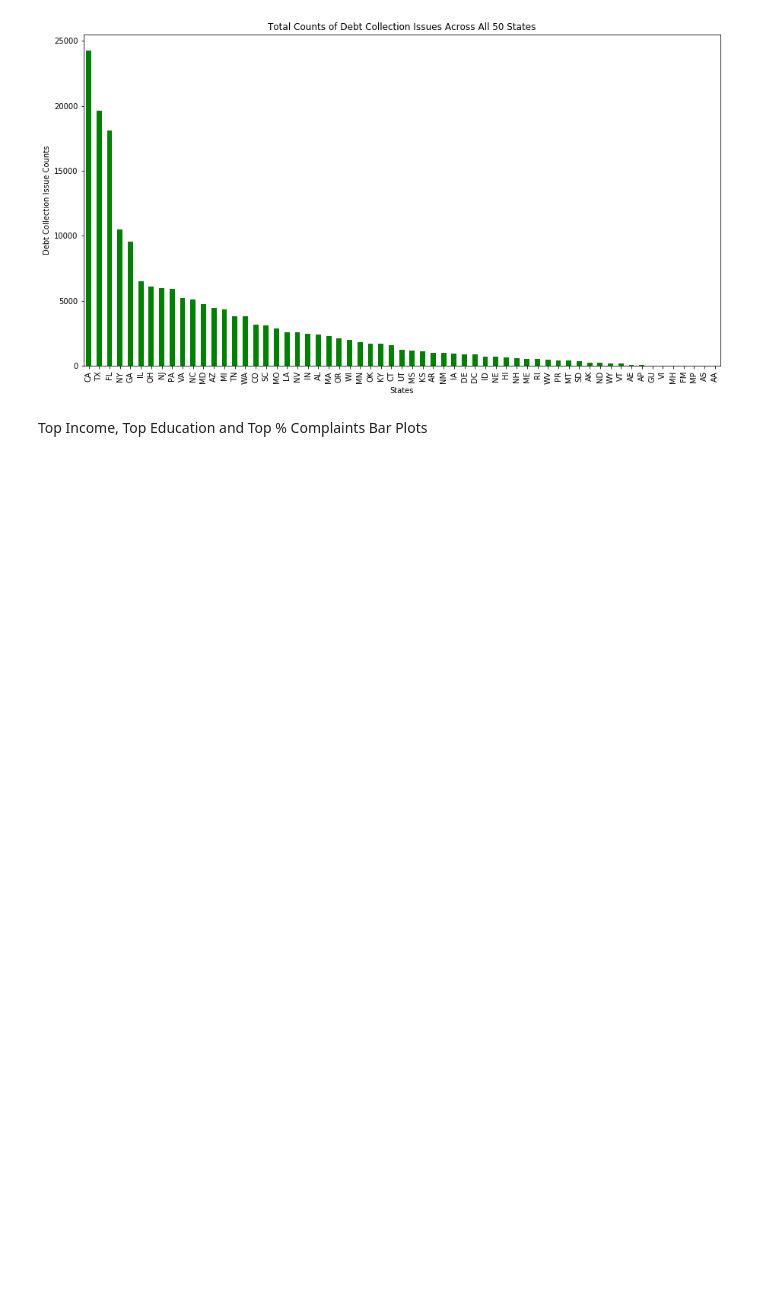
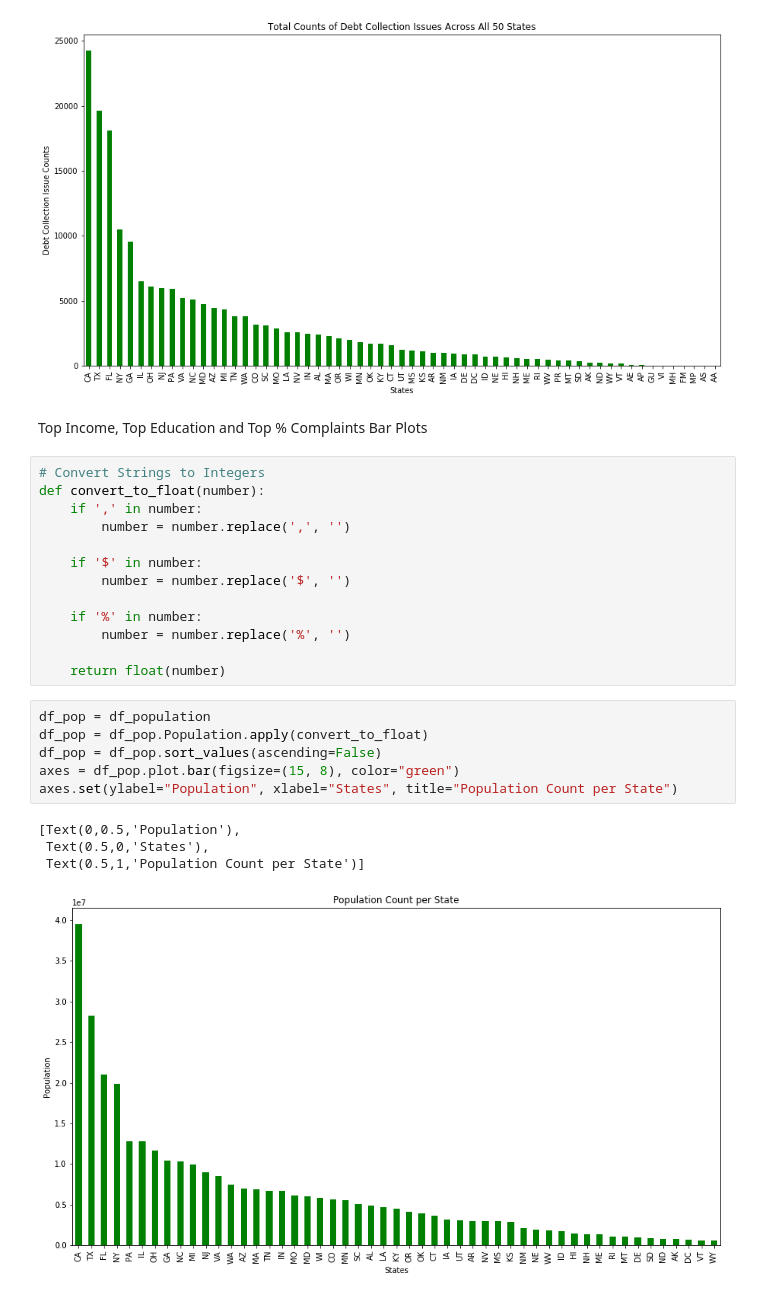
Before and after one commit to kn-lim/US-Complaints-Data-Analysis, a Jupyter notebook: FinalProject.ipynb, the cells around one changed output. Saved outputs shown, nothing was run; the diff lists cells and outputs as text; blank space fills up the shorter version.

Commit message:
Added Some Plots to Describe Data

```diff
--- a/FinalProject.ipynb
+++ b/FinalProject.ipynb
@@ -427,3 +417,27 @@ axes.set(ylabel="Debt Collection Issue Counts", xlabel="States", title="Total Co
 [figure]
 # %% [markdown]
 Top Income, Top Education and Top % Complaints Bar Plots
+# %%
+# Convert Strings to Integers
+def convert_to_float(number):
+    if ',' in number:
+        number = number.replace(',', '')
+
+    if '$' in number:
+        number = number.replace('$', '')
+
+    if '%' in number:
+        number = number.replace('%', '')
+
+    return float(number)
+# %%
+df_pop = df_population
+df_pop = df_pop.Population.apply(convert_to_float)
+df_pop = df_pop.sort_values(ascending=False)
+axes = df_pop.plot.bar(figsize=(15, 8), color="green")
+axes.set(ylabel="Population", xlabel="States", title="Population Count per State")
+# %% [output]
+[Text(0,0.5,'Population'),
+ Text(0.5,0,'States'),
+ Text(0.5,1,'Population Count per State')]
+[figure, added]
```
Also changed, not shown: parts of 9 cells of this notebook.
